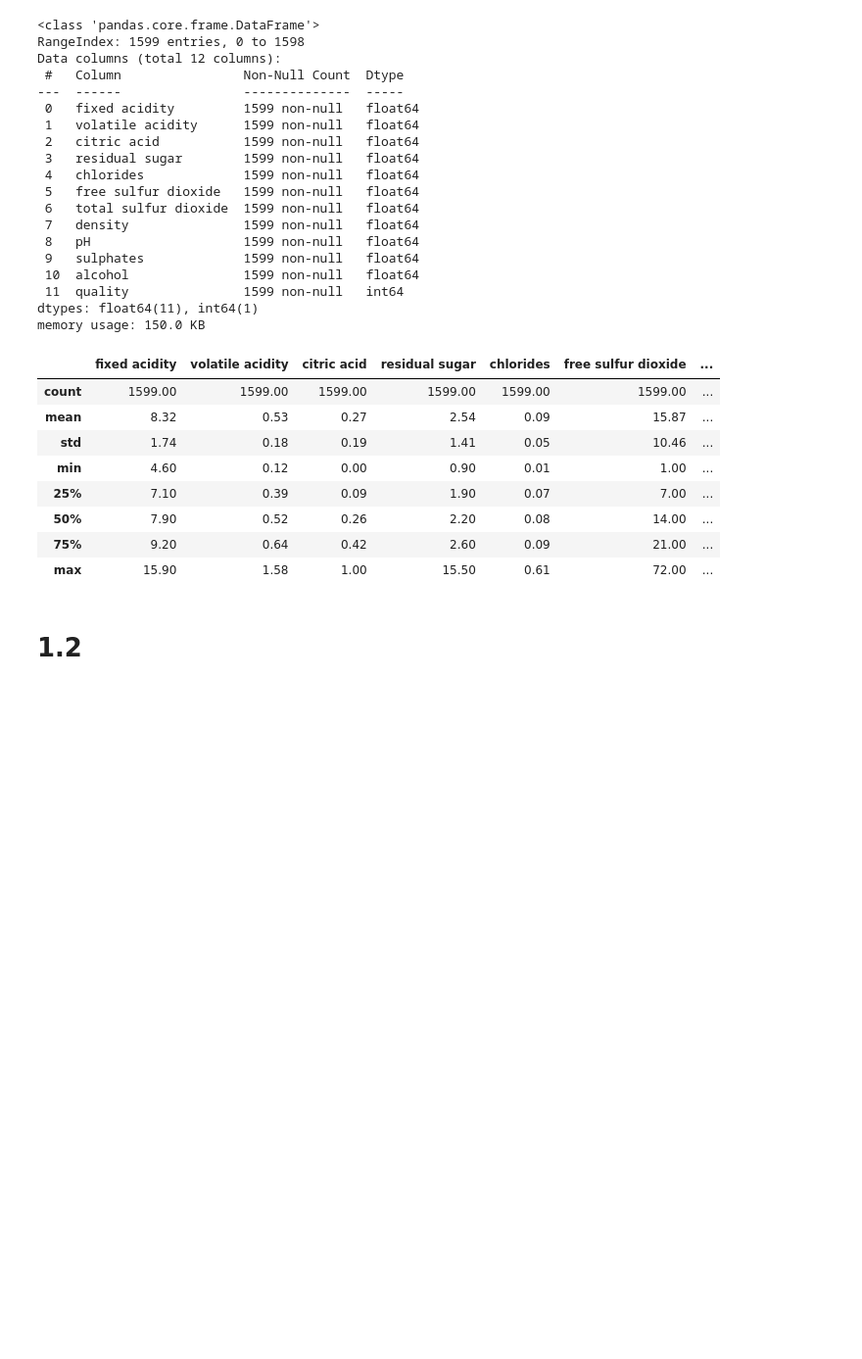
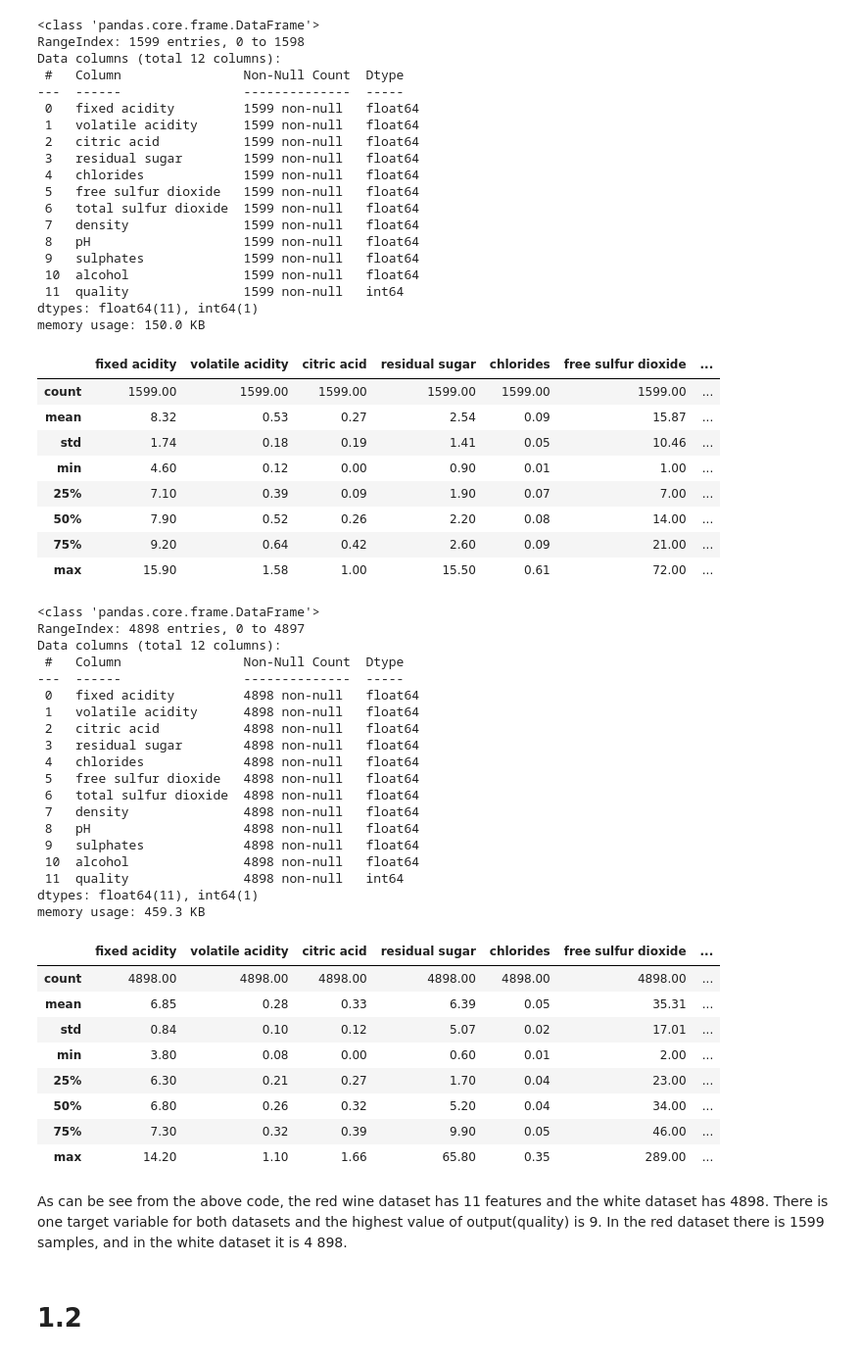
Before and after one commit to ashleyrennnnnn/Assignments-Machine-Learning, a Jupyter notebook: Assignment 1 - Final.ipynb, the cells around one changed output. Shown at 98% size. Saved outputs shown, nothing was run; the diff lists cells and outputs as text; code cells hidden in the pictures; blank space fills up the shorter version.

```diff
--- a/Assignment 1 - Final.ipynb
+++ b/Assignment 1 - Final.ipynb
@@ -63,6 +64,40 @@ memory usage: 150.0 KB
 | 50% | 7.90 | 0.52 | 0.26 | 2.20 | 0.08 | 14.00 | ... |
 | 75% | 9.20 | 0.64 | 0.42 | 2.60 | 0.09 | 21.00 | ... |
 | max | 15.90 | 1.58 | 1.00 | 15.50 | 0.61 | 72.00 | ... |
+# %%
+white_data.info()
+round(white_data.describe(), 2)
+# %% [output]
+<class 'pandas.core.frame.DataFrame'>
+RangeIndex: 4898 entries, 0 to 4897
+Data columns (total 12 columns):
+ #   Column                Non-Null Count  Dtype
+---  ------                --------------  -----
+ 0   fixed acidity         4898 non-null   float64
+ 1   volatile acidity      4898 non-null   float64
+ 2   citric acid           4898 non-null   float64
+ 3   residual sugar        4898 non-null   float64
+ 4   chlorides             4898 non-null   float64
+ 5   free sulfur dioxide   4898 non-null   float64
+ 6   total sulfur dioxide  4898 non-null   float64
+ 7   density               4898 non-null   float64
+ 8   pH                    4898 non-null   float64
+ 9   sulphates             4898 non-null   float64
+ 10  alcohol               4898 non-null   float64
+ 11  quality               4898 non-null   int64
+dtypes: float64(11), int64(1)
+memory usage: 459.3 KB
+|  | fixed acidity | volatile acidity | citric acid | residual sugar | chlorides | free sulfur dioxide | ... |
+| count | 4898.00 | 4898.00 | 4898.00 | 4898.00 | 4898.00 | 4898.00 | ... |
+| mean | 6.85 | 0.28 | 0.33 | 6.39 | 0.05 | 35.31 | ... |
+| std | 0.84 | 0.10 | 0.12 | 5.07 | 0.02 | 17.01 | ... |
+| min | 3.80 | 0.08 | 0.00 | 0.60 | 0.01 | 2.00 | ... |
+| 25% | 6.30 | 0.21 | 0.27 | 1.70 | 0.04 | 23.00 | ... |
+| 50% | 6.80 | 0.26 | 0.32 | 5.20 | 0.04 | 34.00 | ... |
+| 75% | 7.30 | 0.32 | 0.39 | 9.90 | 0.05 | 46.00 | ... |
+| max | 14.20 | 1.10 | 1.66 | 65.80 | 0.35 | 289.00 | ... |
+# %% [markdown]
+As can be see from the above code, the red wine dataset has 11 features and the white dataset has 4898. There is one target variable for both datasets and the highest value of output(quality) is 9. In the red dataset there is 1599 samples, and in the white dataset it is 4 898.
 # %%
 # Fix for correct dtypes for some columns
 columns_dtype_change = ["free sulfur dioxide", "total sulfur dioxide"]
```
Also changed, not shown: parts of 8 cells of this notebook.
